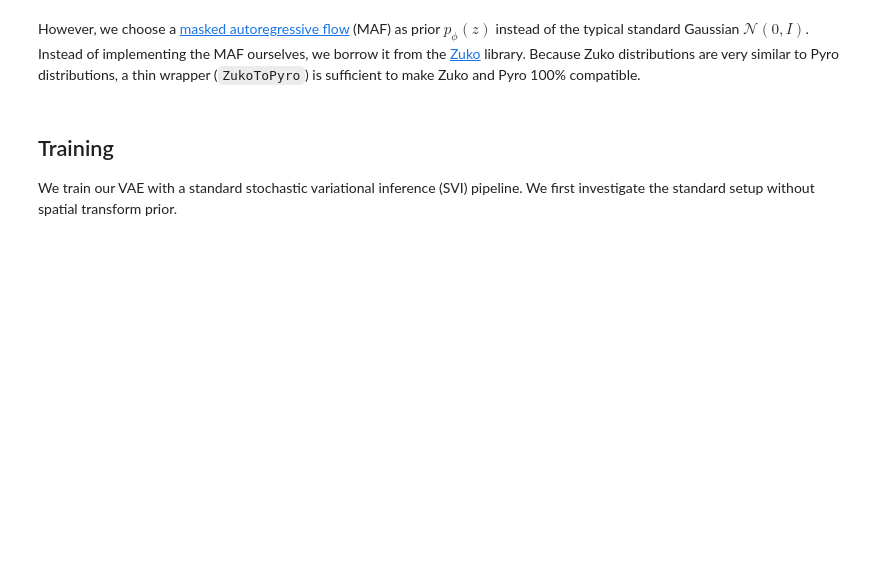
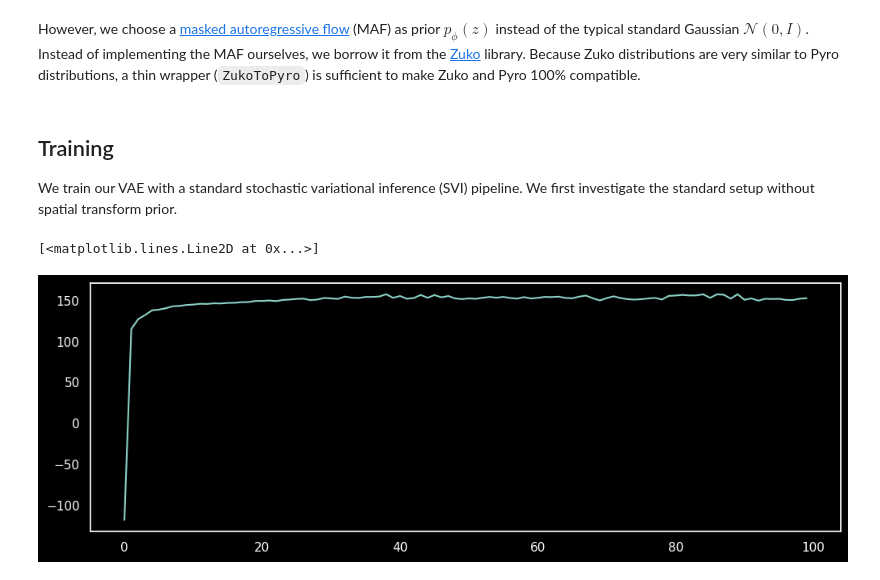
Before and after one commit to dimarkov/nfmix, a Jupyter notebook: examples/vae_pointcloud_nflow_likelihood.ipynb, the cells around one changed output. Cells and saved outputs as stored; diff of their text form; code cells hidden in the pictures; blank space fills up the shorter version.

```diff
--- a/examples/vae_pointcloud_nflow_likelihood.ipynb
+++ b/examples/vae_pointcloud_nflow_likelihood.ipynb
@@ -352,26 +324,29 @@ vae2 = VAE2(latent=3, context=10, num_components=8).cuda()
 We train our VAE with a standard stochastic variational inference (SVI) pipeline. We first investigate the standard setup without spatial transform prior.
 # %%
 pyro.clear_param_store()
-num_samples = 32
+num_samples = 64
 
 svi = SVI(vae1.model, vae1.guide, AdamW({'lr': 1e-3, 'weight_decay': 1e-4}), loss=Trace_ELBO())
 
 elbo = []
-for epoch in (bar := tqdm(range(64))):
+for epoch in (bar := tqdm(range(100))):
     losses = []
 
     for x, l in trainloader:
         pointcloud = image_to_pointcloud(x.flatten(-3), num_samples=num_samples).cuda()
         context = one_hot(l, 10)[:, None].float().cuda()
 
         losses.append(svi.step(pointcloud, context))
 
     losses = torch.tensor(losses)
-    elbo.append( - losses.sum().item() / num_samples)
+    elbo.append( - losses.sum().item())
     bar.set_postfix(loss=elbo[-1])
 
 plt.figure(figsize=(12, 4))
 plt.plot(elbo)
+# %% [output]
+[<matplotlib.lines.Line2D at 0x...>]
+[figure, added]
 # %%
 fig, axes = plt.subplots(2, 5, figsize=(10, 5), sharex=True, sharey=True)
 axes = axes.flatten()
```
Also changed, not shown: parts of 20 cells of this notebook, 9 other files.
